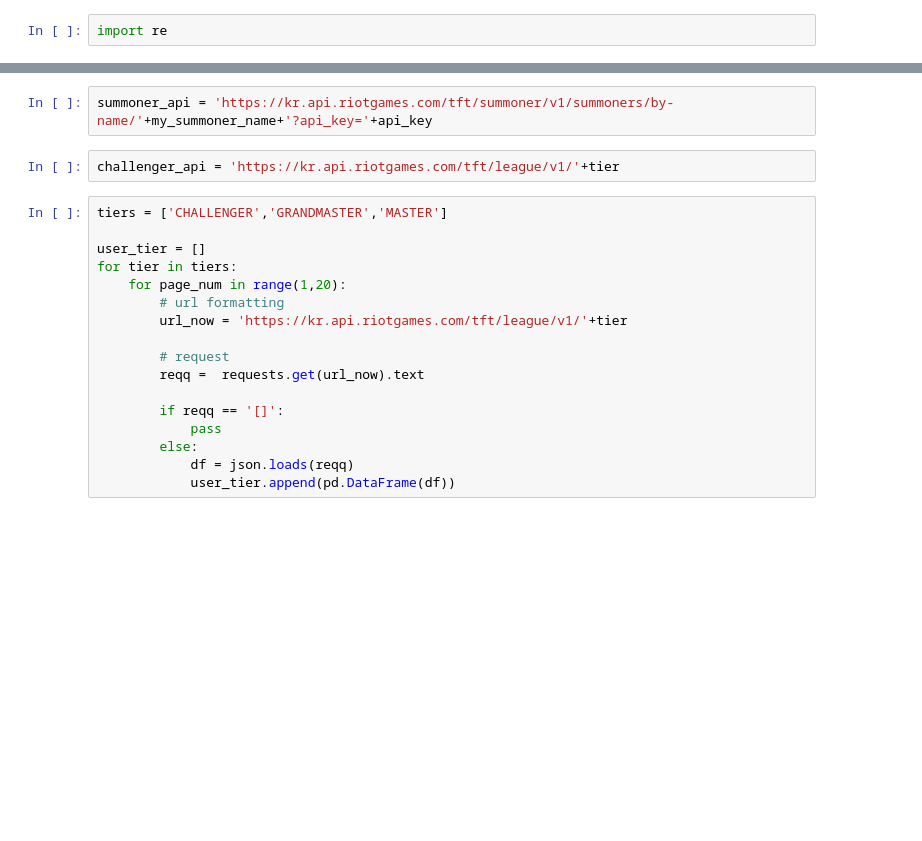
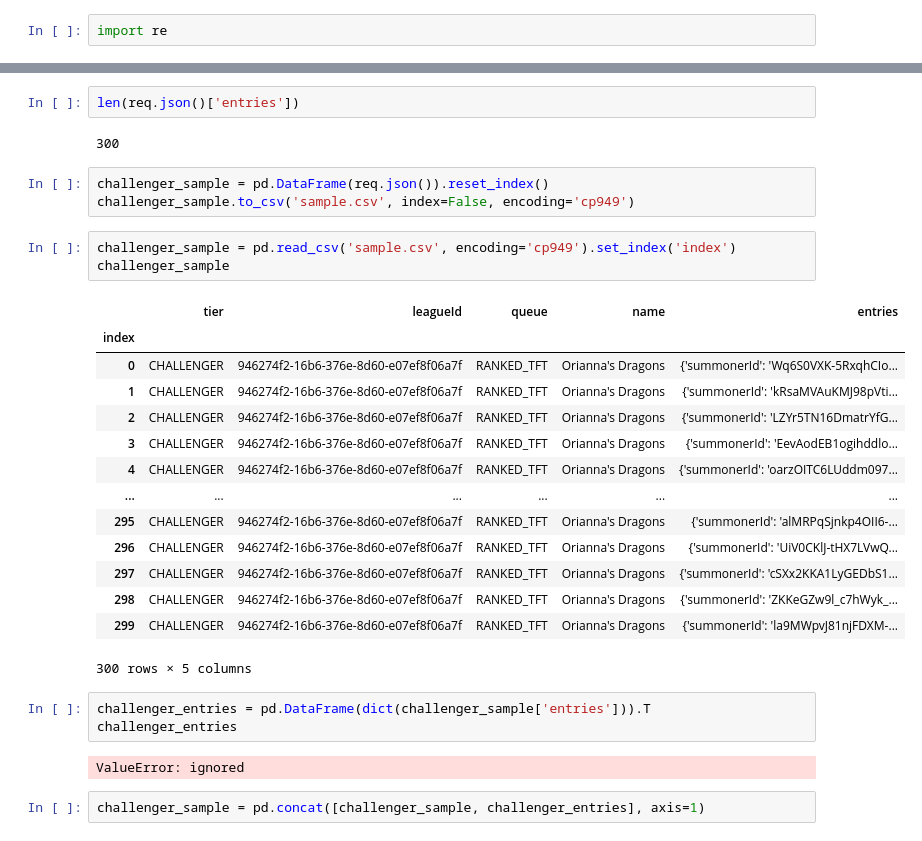
Before and after one commit to ysooch0819/Codestates-AIB-projects, a Jupyter notebook: Section2_project준비.ipynb, the cells around one changed output, grey strips where cells are left out. Cells and saved outputs as stored; diff of their text form; blank space fills up the shorter version.

```diff
--- a/Section2_project준비.ipynb
+++ b/Section2_project준비.ipynb
@@ -40,21 +26,32 @@ request_headers = {
-# %%
-summoner_api = 'https://kr.api.riotgames.com/tft/summoner/v1/summoners/by-name/'+my_summoner_name+'?api_key='+api_key
-# %%
-challenger_api = 'https://kr.api.riotgames.com/tft/league/v1/'+tier
-# %%
-tiers = ['CHALLENGER','GRANDMASTER','MASTER']
-
-user_tier = []
-for tier in tiers:
-    for page_num in range(1,20):
-        # url formatting
-        url_now = 'https://kr.api.riotgames.com/tft/league/v1/'+tier
-
-        # request
-        reqq =  requests.get(url_now).text
-
-        if reqq == '[]':
-            pass
-        else:
-            df = json.loads(reqq)
-            user_tier.append(pd.DataFrame(df))
+# %%
+len(req.json()['entries'])
+# %% [output]
+300
+# %%
+challenger_sample = pd.DataFrame(req.json()).reset_index()
+challenger_sample.to_csv('sample.csv', index=False, encoding='cp949')
+# %%
+challenger_sample = pd.read_csv('sample.csv', encoding='cp949').set_index('index')
+challenger_sample
+# %% [output]
+|  | tier | leagueId | queue | name | entries |
+| index |  |  |  |  |  |
+| 0 | CHALLENGER | 946274f2-16b6-376e-8d60-e07ef8f06a7f | RANKED_TFT | Orianna's Dragons | {'summonerId': 'Wq6S0VXK-5RxqhCIo... |
+| 1 | CHALLENGER | 946274f2-16b6-376e-8d60-e07ef8f06a7f | RANKED_TFT | Orianna's Dragons | {'summonerId': 'kRsaMVAuKMJ98pVti... |
+| 2 | CHALLENGER | 946274f2-16b6-376e-8d60-e07ef8f06a7f | RANKED_TFT | Orianna's Dragons | {'summonerId': 'LZYr5TN16DmatrYfG... |
+| 3 | CHALLENGER | 946274f2-16b6-376e-8d60-e07ef8f06a7f | RANKED_TFT | Orianna's Dragons | {'summonerId': 'EevAodEB1ogihddlo... |
+| 4 | CHALLENGER | 946274f2-16b6-376e-8d60-e07ef8f06a7f | RANKED_TFT | Orianna's Dragons | {'summonerId': 'oarzOITC6LUddm097... |
+| ... | ... | ... | ... | ... | ... |
+| 295 | CHALLENGER | 946274f2-16b6-376e-8d60-e07ef8f06a7f | RANKED_TFT | Orianna's Dragons | {'summonerId': 'alMRPqSjnkp4OII6-... |
+| 296 | CHALLENGER | 946274f2-16b6-376e-8d60-e07ef8f06a7f | RANKED_TFT | Orianna's Dragons | {'summonerId': 'UiV0CKlJ-tHX7LVwQ... |
+| 297 | CHALLENGER | 946274f2-16b6-376e-8d60-e07ef8f06a7f | RANKED_TFT | Orianna's Dragons | {'summonerId': 'cSXx2KKA1LyGEDbS1... |
+| 298 | CHALLENGER | 946274f2-16b6-376e-8d60-e07ef8f06a7f | RANKED_TFT | Orianna's Dragons | {'summonerId': 'ZKKeGZw9l_c7hWyk_... |
+| 299 | CHALLENGER | 946274f2-16b6-376e-8d60-e07ef8f06a7f | RANKED_TFT | Orianna's Dragons | {'summonerId': 'la9MWpvJ81njFDXM-... |
+300 rows × 5 columns
+# %%
+challenger_entries = pd.DataFrame(dict(challenger_sample['entries'])).T
+challenger_entries
+# %% [output]
+ValueError: ignored
+# %%
+challenger_sample = pd.concat([challenger_sample, challenger_entries], axis=1)
```
Also changed, not shown: parts of 95 cells of this notebook.
